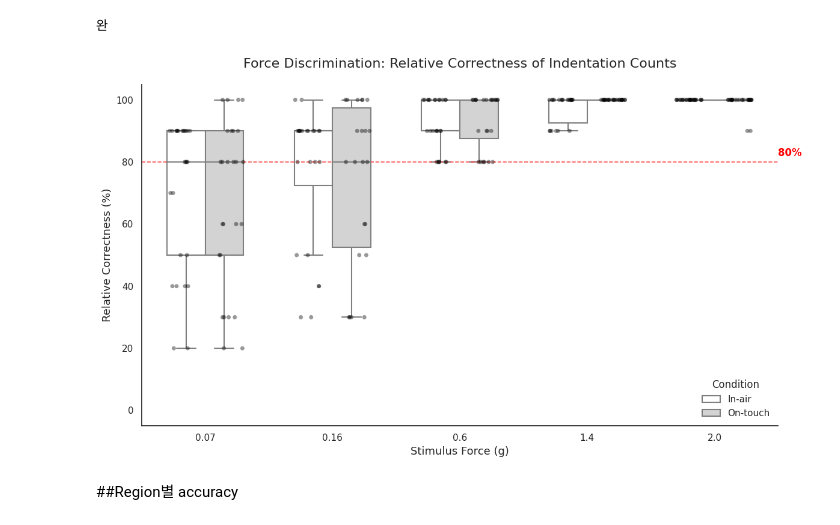
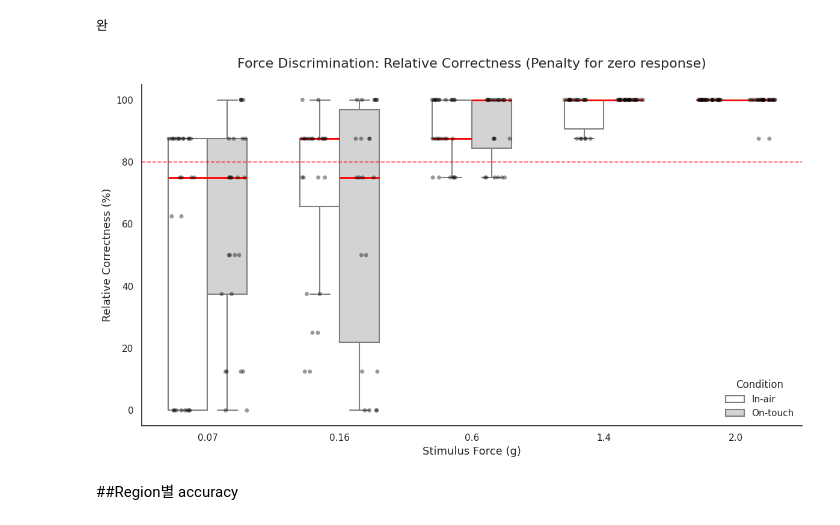
Before and after one commit to kyungeunvoyage/NailFoldExp, a Jupyter notebook: DataAnalysis_2.ipynb, the cells around one changed output. Saved outputs shown, nothing was run; the diff lists cells and outputs as text; code cells hidden in the pictures.

```diff
--- a/DataAnalysis_2.ipynb
+++ b/DataAnalysis_2.ipynb
@@ -144,56 +193,50 @@ else:
 # %% [output]
 완
 # %%
-# 2. Relative Score 계산 (사용자 기준: 오차 1회당 10% 감점)
+# 2. 수정된 Relative Score 계산 (응답 0일 경우 무조건 0점)
 def calc_relative_score(row):
+    # 피험자가 0번이라고 답한 경우 (인지 실패) -> 무조건 0점
+    if row['Response'] == 0:
+        return 0
+
+    # 그 외의 경우: 오차 1회당 10점씩 감점 (최소 0점)
     error = abs(row['Target'] - row['Response'])
-    # 100점에서 오차 1회당 10점씩 감점 (최소 0점)
-    score = 100 - (error * 10)
+    score = 100 - (error * 12.5)
     return max(0, score)
 
 df['Relative_Score'] = df.apply(calc_relative_score, axis=1)
 
-# 3. 시각화 (Box plot + Scatter point)
+# 3. 시각화
 plt.figure(figsize=(12, 7))
 sns.set_theme(style="white")
-
-# X축 순서 (Force 강도 순)
 force_order = sorted(df['Force_Val'].unique())
 
-# Box plot (이미지 스타일: 투명/회색 박스)
 ax = sns.boxplot(
     data=df, x='Force_Val', y='Relative_Score', hue='Condition',
-    palette=['#FFFFFF', '#D3D3D3'], # In-air: White, On-touch: Light Grey
+    palette=['#FFFFFF', '#D3D3D3'],
     linewidth=1.5, fliersize=0, width=0.6, order=force_order,
-    medianprops={'color': 'red', 'linewidth': 2}  # 빨간색 중앙값 선 설정
+    medianprops={'color': 'red', 'linewidth': 2}
 )
 
-# Scatter point (Strip plot) 겹치기
 sns.stripplot(
     data=df, x='Force_Val', y='Relative_Score', hue='Condition',
-    dodge=True, palette=['#000000', '#000000'], # 검은색 점
+    dodge=True, palette=['#000000', '#000000'],
     alpha=0.4, size=5, jitter=0.2, ax=ax, order=force_order
 )
 
-# 80% 가이드라인 추가
 plt.axhline(80, color='red', linestyle='--', linewidth=1.2, alpha=0.7)
-plt.text(len(force_order)-0.5, 82, '80%', color='red', fontsize=12, fontweight='bold')
-
-# 서식 및 라벨 설정
-plt.title('Force Discrimination: Relative Correctness of Indentation Counts', fontsize=16, pad=20)
+plt.title('Force Discrimination: Relative Correctness (Penalty for zero response)', fontsize=16, pad=20)
 plt.xlabel('Stimulus Force (g)', fontsize=13)
 plt.ylabel('Relative Correctness (%)', fontsize=13)
 plt.ylim(-5, 105)
 
-# 레전드 정리
 handles, labels = ax.get_legend_handles_labels()
 plt.legend(handles[0:2], labels[0:2], title='Condition', frameon=False, loc='lower right')
-
-sns.despine() # 테두리 정리
+sns.despine()
 plt.tight_layout()
 plt.show()
 # %% [output]
-[figure, old version]
+[figure, new version]
 # %% [markdown]
 ##Region별 accuracy
 # %%
```
Also changed, not shown: parts of 4 cells of this notebook.
